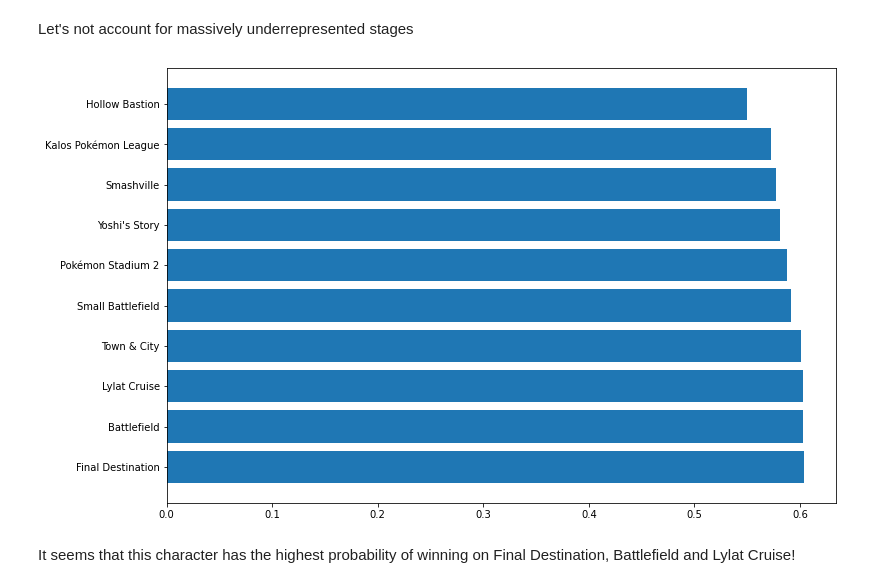
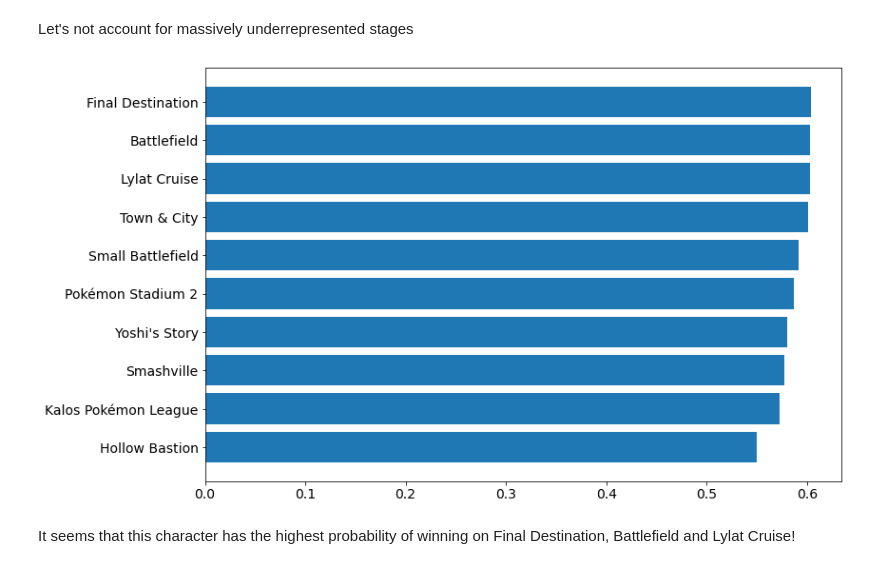
Before and after one commit to gkap720/smash-analysis, a Jupyter notebook: Exploration.ipynb, the cells around one changed output. Drawn from its saved outputs; the diff is of its cells as text; code cells hidden in the pictures.

```diff
--- a/Exploration.ipynb
+++ b/Exploration.ipynb
@@ -44,6 +44,8 @@ games["loser_char"] = games["loser_char"].apply(lambda x: x[9:])
 wins_per_char = games["winner_char"].value_counts()
 # %%
 top_chars = wins_per_char[:20]
+# %%
+plt.rcParams.update({'font.size': 14})
 # %% [markdown]
 Most wins by absolute value
 # %%
@@ -240,10 +266,10 @@ Let's not account for massively underrepresented stages
 # %%
 stage_win_ratio = stage_win_ratio[games["stage"].value_counts() > 5000]
 
 plt.figure(figsize=(12,8))
-plt.barh(stage_win_ratio.sort_values(ascending=False).index, stage_win_ratio.sort_values(ascending=False));
+plt.barh(stage_win_ratio.sort_values().index, stage_win_ratio.sort_values());
 # %% [output]
-[figure, old version]
+[figure, new version]
 # %% [markdown]
 It seems that this character has the highest probability of winning on Final Destination, Battlefield and Lylat Cruise!
 # %% [markdown]
```
Also changed, not shown: parts of 9 cells of this notebook, 1 other file.
